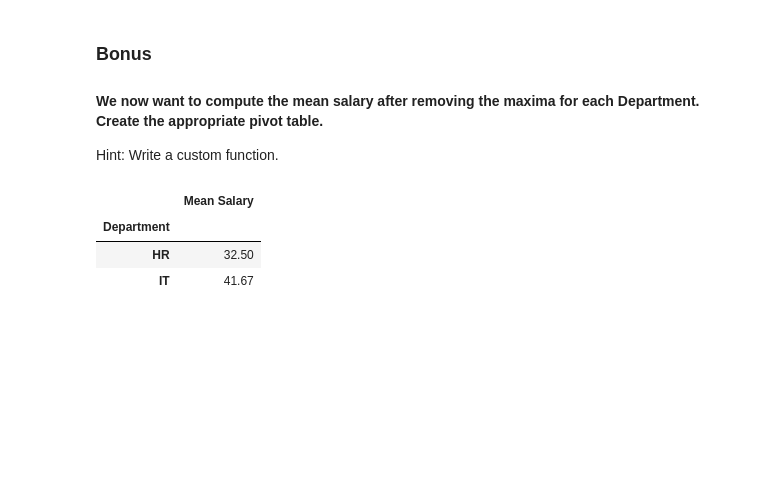
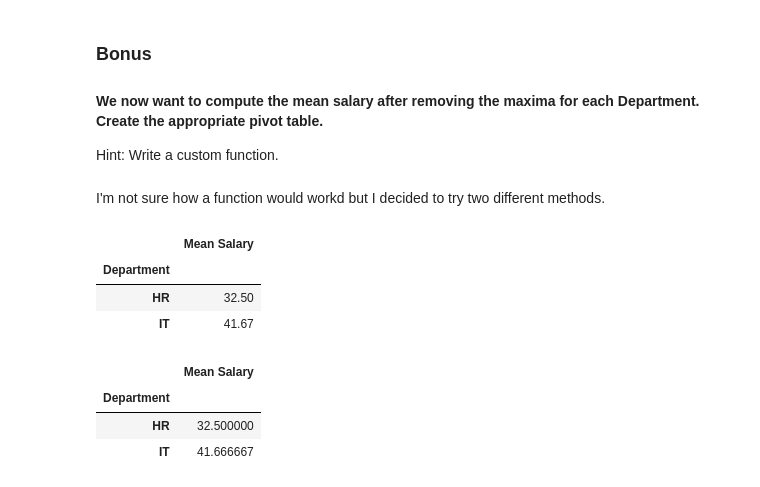
Before and after one commit to Amuyen/lab-pivot-table-and-correlation, a Jupyter notebook: your_code/main.ipynb, the cells around one changed output. Saved outputs shown, nothing was run; the diff lists cells and outputs as text; code cells hidden in the pictures; blank space fills up the shorter version.

```diff
--- a/your_code/main.ipynb
+++ b/your_code/main.ipynb
@@ -153,6 +153,8 @@ employee.pivot_table(index=['Department','Title'], aggfunc={'Salary':np.mean, 'Y
 #### We now want to compute the mean salary after removing the maxima for each Department. Create the appropriate pivot table.
 
 Hint: Write a custom function.
+# %% [markdown]
+I'm not sure how a function would workd but I decided to try two different methods.
 # %%
 
 maxima =list(employee.pivot_table(index='Department', aggfunc=max)['Salary'].to_dict().items())
@@ -164,3 +166,12 @@ round(pt.loc[[i for i in pt.index if i not in maxima]].reset_index().pivot_table
 | Department |  |
 | HR | 32.50 |
 | IT | 41.67 |
+# %%
+maxima=employee.pivot_table(index=['Department'],aggfunc=max).set_index(['Salary'],append=True)
+rows=employee.join(maxima,on=['Department','Salary'],how='inner',lsuffix='l')
+round(employee.iloc[[i for i in employee.index if i not in rows.index]].pivot_table(index='Department',values='Salary').rename(columns={'Salary':'Mean Salary'}))
+# %% [output]
+|  | Mean Salary |
+| Department |  |
+| HR | 32.500000 |
+| IT | 41.666667 |
```
